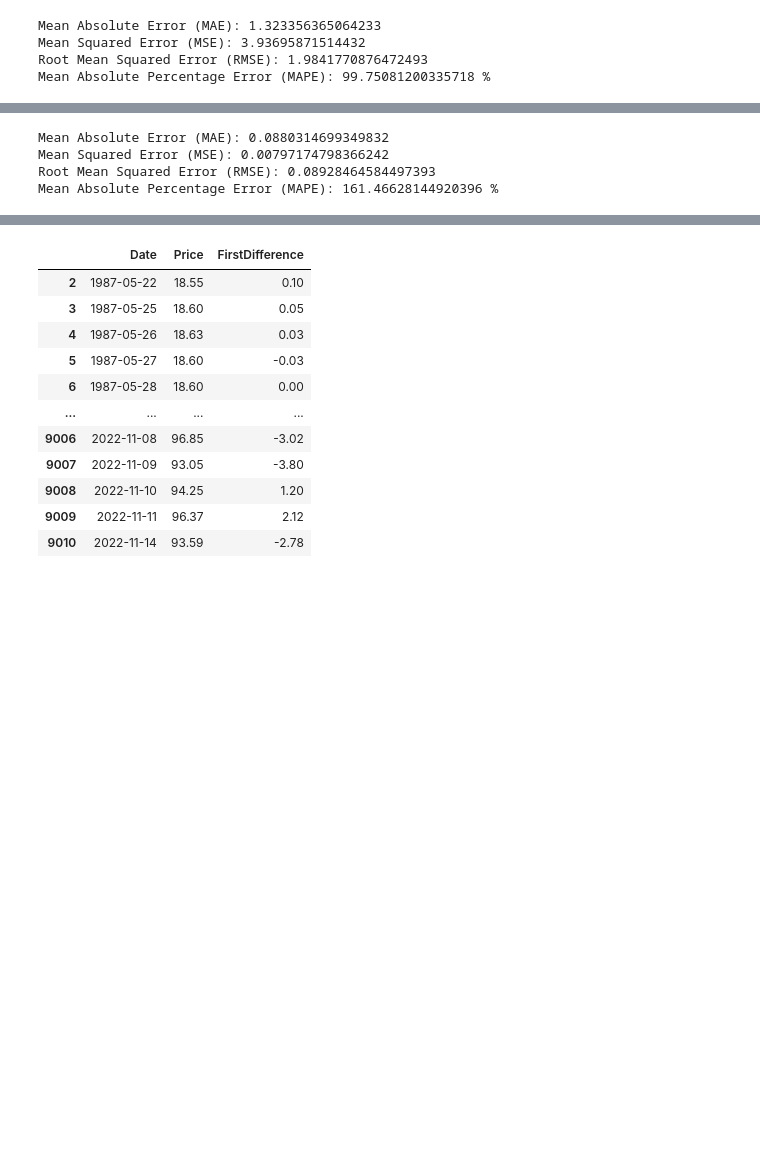
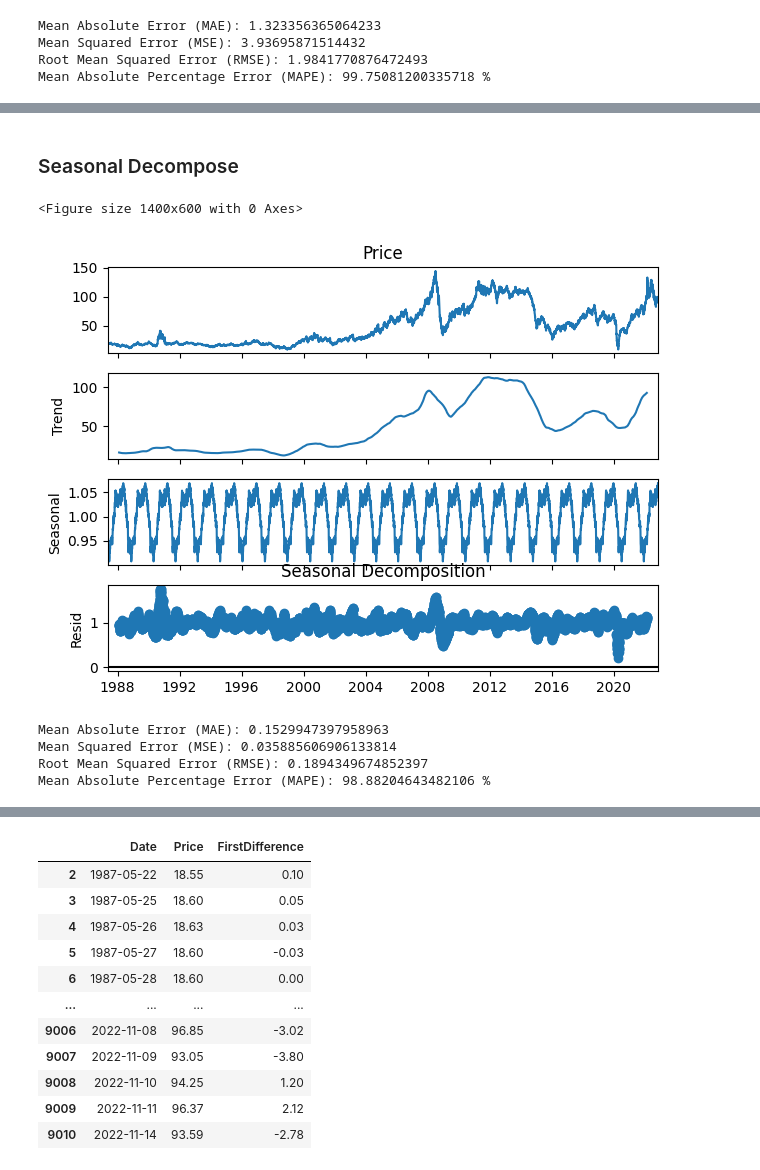
Before and after one commit to wolderufael/Brent_Oil_Price_Change_point_Analysis, a Jupyter notebook: notebook/ARIMA_model.ipynb, the cells around one changed output, grey strips where cells are left out. Drawn from its saved outputs; the diff is of its cells as text; code cells hidden in the pictures; blank space fills up the shorter version.

```diff
--- a/notebook/ARIMA_model.ipynb
+++ b/notebook/ARIMA_model.ipynb
@@ -183,5 +204,23 @@ brent_oil_price_data=pd.read_csv("data/brent_oil_price_data.csv")
+# %% [markdown]
+### Seasonal Decompose
+# %%
+def seasonal_decompose(df):
+    # Set the date column as index
+    df['Date'] = pd.to_datetime(df['Date'])
+    df.set_index(df['Date'], inplace=True)
+
+    plt.figure(figsize=(14, 6))
+    sm.tsa.seasonal_decompose(df['Price'], model='multiplicative', period=365).plot()
+    # sm.tsa.seasonal_decompose(df['Price'], model='additive', period=365).plot()
+    plt.title('Seasonal Decomposition')
+    plt.show()
+
+seasonal_decompose(brent_oil_price_data)
+# %% [output]
+<Figure size 1400x600 with 0 Axes>
+[figure, added]
 # %%
-import pandas as pd
+
 from statsmodels.tsa.arima.model import ARIMA
 from statsmodels.tsa.stattools import adfuller
 import numpy as np
@@ -201,7 +240,7 @@ train_data = brent_oil_price_data.loc[:train_end, 'FirstDifference']
 test_data = brent_oil_price_data.loc['2018-05-21':test_end, 'FirstDifference']
 
 # Fit the ARIMA model
-model = ARIMA(train_data, order=(100, 1, 1))  # Specify your (p, d, q) values
+model = ARIMA(train_data, order=(1, 1, 1))  # Specify your (p, d, q) values
 fitted_model = model.fit()
 
 # Make predictions
@@ -223,7 +262,7 @@ print("Mean Squared Error (MSE):", mse)
 print("Root Mean Squared Error (RMSE):", rmse)
 print("Mean Absolute Percentage Error (MAPE):", mape, "%")
 # %% [output]
-Mean Absolute Error (MAE): 0.0880314699349832
-Mean Squared Error (MSE): 0.00797174798366242
-Root Mean Squared Error (RMSE): 0.08928464584497393
-Mean Absolute Percentage Error (MAPE): 161.46628144920396 %
+Mean Absolute Error (MAE): 0.1529947397958963
+Mean Squared Error (MSE): 0.035885606906133814
+Root Mean Squared Error (RMSE): 0.1894349674852397
+Mean Absolute Percentage Error (MAPE): 98.88204643482106 %
```
Also changed, not shown: parts of 5 cells of this notebook, 1 other file.
